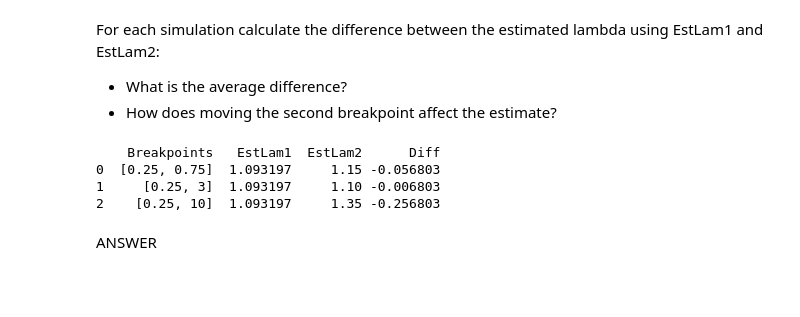
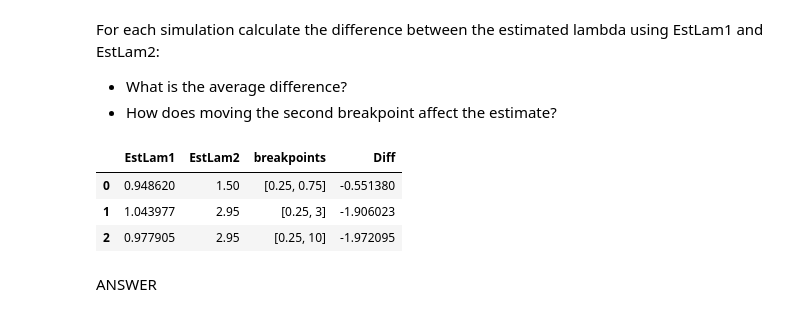
Before and after one commit to maisely/funnel-simulation, a Jupyter notebook: msan603_funnel.ipynb, the cells around one changed output. Drawn from its saved outputs; the diff is of its cells as text; code cells hidden in the pictures; blank space fills up the shorter version.

```diff
--- a/msan603_funnel.ipynb
+++ b/msan603_funnel.ipynb
@@ -82,8 +91,7 @@ ANSWER
 # %%
 # ANSWER
 np.random.seed(42)
-stoptimes = UserSim(n = 1000, lmbda = 1)
+stoptimes = UserSim(n = 1000, lmbd = 1)
 est_lambda = EstLam1(stoptimes)
-print("Question 2b")
 print("Estimated Lambda is: %.4f" % est_lambda)
 # %% [output]
@@ -218,3 +206,5 @@ HurdleFun(x, breaks)
+# %%
+def cdf(x, lmbd): return 1 - math.exp(-lmbd * x)
 # %%
 def EstLam2(hurdle_list, breaks):
     """
@@ -276,32 +273,3 @@ print(MaxMLE( HurdleFun(x, breaks), breaks, list(np.arange(.1, 3, .05))))
 For each simulation calculate the difference between the estimated lambda using EstLam1 and EstLam2:
 - What is the average difference?
 - How does moving the second breakpoint affect the estimate?
-# %%
-breakpoints_lst = [[.25, .75], [.25, 3], [.25, 10]]
-est_lmbd, mle_lmbd,diff= [], [],[]
-
-for brks in breakpoints_lst:
-    for i in range(1000):
-        tmp_est, tmp_mle,tmp_diff = [], [], []
-        # simulate user list
-        stoptimes = UserSim(100, 1)
-        # calculate lambda based on 1/mean_x
-        lam1 = EstLam1(stoptimes)
-        lam2 = MaxMLE( HurdleFun(stoptimes, brks), brks, list(np.arange(.1, 3, .05)))
-        tmp_est.append(lam1)
-        # calculate based on breakpoints
-        tmp_mle.append( lam2)
-        tmp_diff.append(lam1-lam2)
-    mean_est, mean_mle,mean_diff = np.mean(tmp_est), np.mean(tmp_mle),np.mean(tmp_diff) # mean of 1000 simulations
-    est_lmbd.append(mean_est); mle_lmbd.append(mean_mle);diff.append(mean_diff)
- # calculate differences
-diff_lmbd = pd.DataFrame({'Breakpoints': breakpoints_lst,'EstLam1': est_lmbd,'EstLam2': mle_lmbd
-})
-
-diff_lmbd['Diff'] = diff
-print(diff_lmbd)
-# %% [output]
-    Breakpoints   EstLam1  EstLam2      Diff
-0  [0.25, 0.75]  1.093197     1.15 -0.056803
-1     [0.25, 3]  1.093197     1.10 -0.006803
-2    [0.25, 10]  1.093197     1.35 -0.256803
@@ -310,3 +276,17 @@ print(diff_lmbd)
+# %%
+diff_lmbd = pd.DataFrame({
+    'Breakpoints': breakpoints_lst,
+    'EstLam1': est_lmbd,
+    'EstLam2': mle_lmbd,
+})
+
+diff_lmbd['Diff'] = diff_lmbd['EstLam1'] - diff_lmbd['EstLam2']
+diff_lmbd
+# %% [output]
+|  | EstLam1 | EstLam2 | breakpoints | Diff |
+| 0 | 0.948620 | 1.50 | [0.25, 0.75] | -0.551380 |
+| 1 | 1.043977 | 2.95 | [0.25, 3] | -1.906023 |
+| 2 | 0.977905 | 2.95 | [0.25, 10] | -1.972095 |
 # %% [markdown]
 ANSWER
 # %% [markdown]
```
Also changed, not shown: parts of 22 cells of this notebook, 1 other file.
